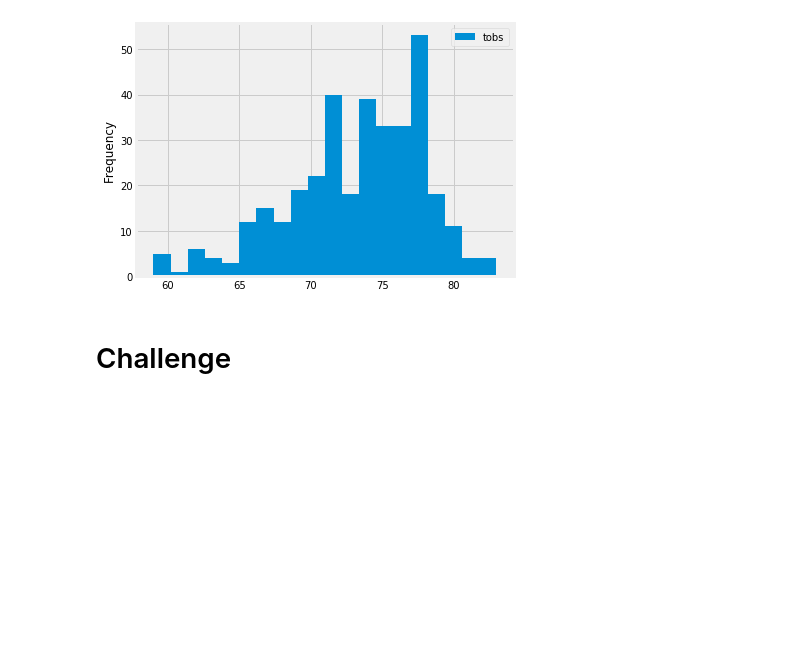
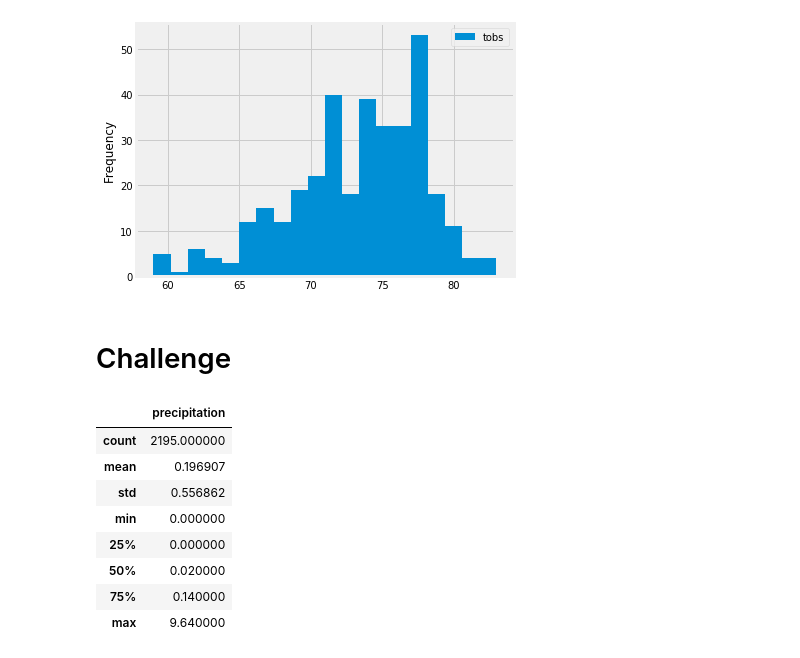
Before and after one commit to chanhodchang/surfs_up, a Jupyter notebook: climate_analysis.ipynb, the cells around one changed output. Drawn from its saved outputs; the diff is of its cells as text; code cells hidden in the pictures; blank space fills up the shorter version.

```diff
--- a/climate_analysis.ipynb
+++ b/climate_analysis.ipynb
@@ -189,5 +190,27 @@ plt.tight_layout()
 # %%
 # Write a function called `calc_temps` that will accept start date and end date in the format '%Y-%m-%d'
 # and return the minimum, average, and maximum temperatures for that range of dates
+def calc_temps(y,m,d):
+    prev_year=dt.date(y,m,d)
+    prev_year=dt.date(y,m,d)-dt.timedelta(days=365)
+    results=[]
+    results=session.query(Measurement.date, Measurement.prcp).filter(Measurement.date>=prev_year).all()
+    df=pd.DataFrame(results, columns=['date','precipitation'])
+    df.set_index(df['date'], inplace=True)
+    df=df.sort_index()
+    return df.describe()
 # %% [markdown]
 # Challenge
+# %%
+# Key Statistcs for July
+calc_temps(2017,7,23)
+# %% [output]
+|  | precipitation |
+| count | 2195.000000 |
+| mean | 0.196907 |
+| std | 0.556862 |
+| min | 0.000000 |
+| 25% | 0.000000 |
+| 50% | 0.020000 |
+| 75% | 0.140000 |
+| max | 9.640000 |
```
Also changed, not shown: parts of 2 cells of this notebook, 1 other file.
